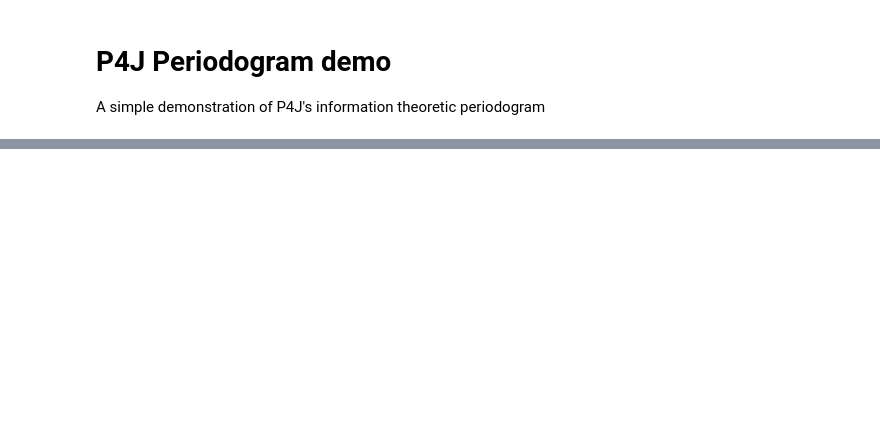
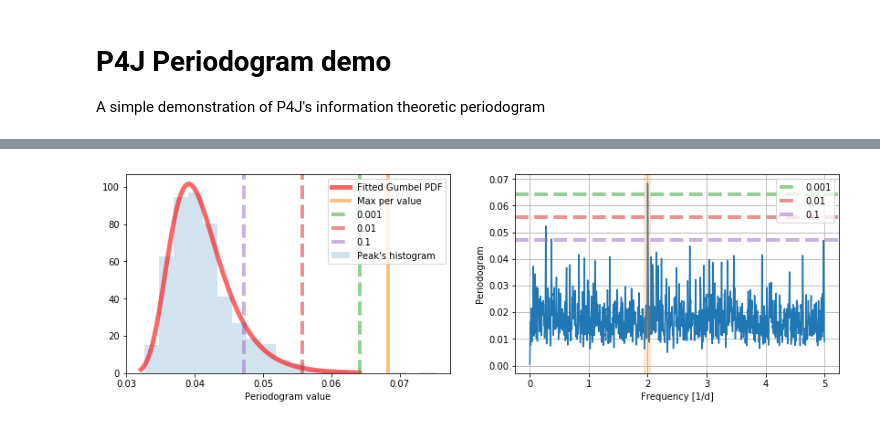
Before and after one commit to phuijse/P4J, a Jupyter notebook: examples/periodogram_demo.ipynb, the cells around one changed output, grey strips where cells are left out. Drawn from its saved outputs; the diff is of its cells as text; code cells hidden in the pictures; blank space fills up the shorter version.

```diff
--- a/examples/periodogram_demo.ipynb
+++ b/examples/periodogram_demo.ipynb
@@ -84,0 +105,40 @@ plt.tight_layout()
+# %%
+from scipy.stats import  gumbel_r  # Gumbel right (for maxima), its has 2 parameters
+#from scipy.stats import  genextreme  # Generalized extreme value distribution, it has 3 parameters
+
+# We will use 100 surrogates and save 10 local maxima per light curve
+pbest_bootstrap = np.zeros(shape=(100, 10))
+for i in range(pbest_bootstrap.shape[0]):
+    P = np.random.permutation(len(mjd))
+    my_per.set_data(mjd, mag[P], err[P])
+    my_per.frequency_grid_evaluation(fmin=0.0, fmax=4.0, fresolution=1e-3)
+    my_per.finetune_best_frequencies(fresolution=1e-4, n_local_optima=pbest_bootstrap.shape[1])
+    _, pbest_bootstrap[i, :] = my_per.get_best_frequencies()
+
+param = gumbel_r.fit(pbest_bootstrap.ravel())
+rv = gumbel_r(loc=param[0], scale=param[1])
+x = np.linspace(rv.ppf(0.001), rv.ppf(0.999), 100)
+fig = plt.figure(figsize=(14, 4))
+ax = fig.add_subplot(1, 2, 1)
+_ = ax.hist(pbest_bootstrap.ravel(), bins=20, density=True, alpha=0.2, label='Peak\'s histogram')
+ax.plot(x, rv.pdf(x), 'r-', lw=5, alpha=0.6, label='Fitted Gumbel PDF')
+ymin, ymax = ax.get_ylim()
+ax.plot([pbest[0], pbest[0]], [ymin, ymax], '-', linewidth=4, alpha=0.5, label="Max per value")
+for p_val in [1e-3, 1e-2, 1e-1]:
+    ax.plot([rv.ppf(1.-p_val), rv.ppf(1.-p_val)], [ymin, ymax], '--', linewidth=4, alpha=0.5, label=str(p_val))
+ax.set_ylim([ymin, ymax])
+plt.xlabel('Periodogram value'); plt.legend()
+
+ax = fig.add_subplot(1, 2, 2)
+ax.plot(freq, per)
+ymin, ymax = ax.get_ylim()
+ax.plot([fbest[0], fbest[0]], [ymin, ymax], '-', linewidth=8, alpha=0.2)
+# Print confidence bars
+xmin, xmax = ax.get_xlim()
+for p_val in [1e-3, 1e-2, 1e-1]:
+    ax.plot([xmin, xmax], [rv.ppf(1.-p_val), rv.ppf(1.-p_val)], '--', linewidth=4, alpha=0.5, label=str(p_val))
+ax.set_xlim([xmin, xmax]); ax.set_ylim([ymin, ymax])
+ax.set_xlabel('Frequency [1/d]'); ax.set_ylabel('Periodogram')
+plt.grid(); plt.legend();
+# %% [output]
+[figure, added]
```
Also changed, not shown: parts of 7 cells of this notebook, 3 other files.
